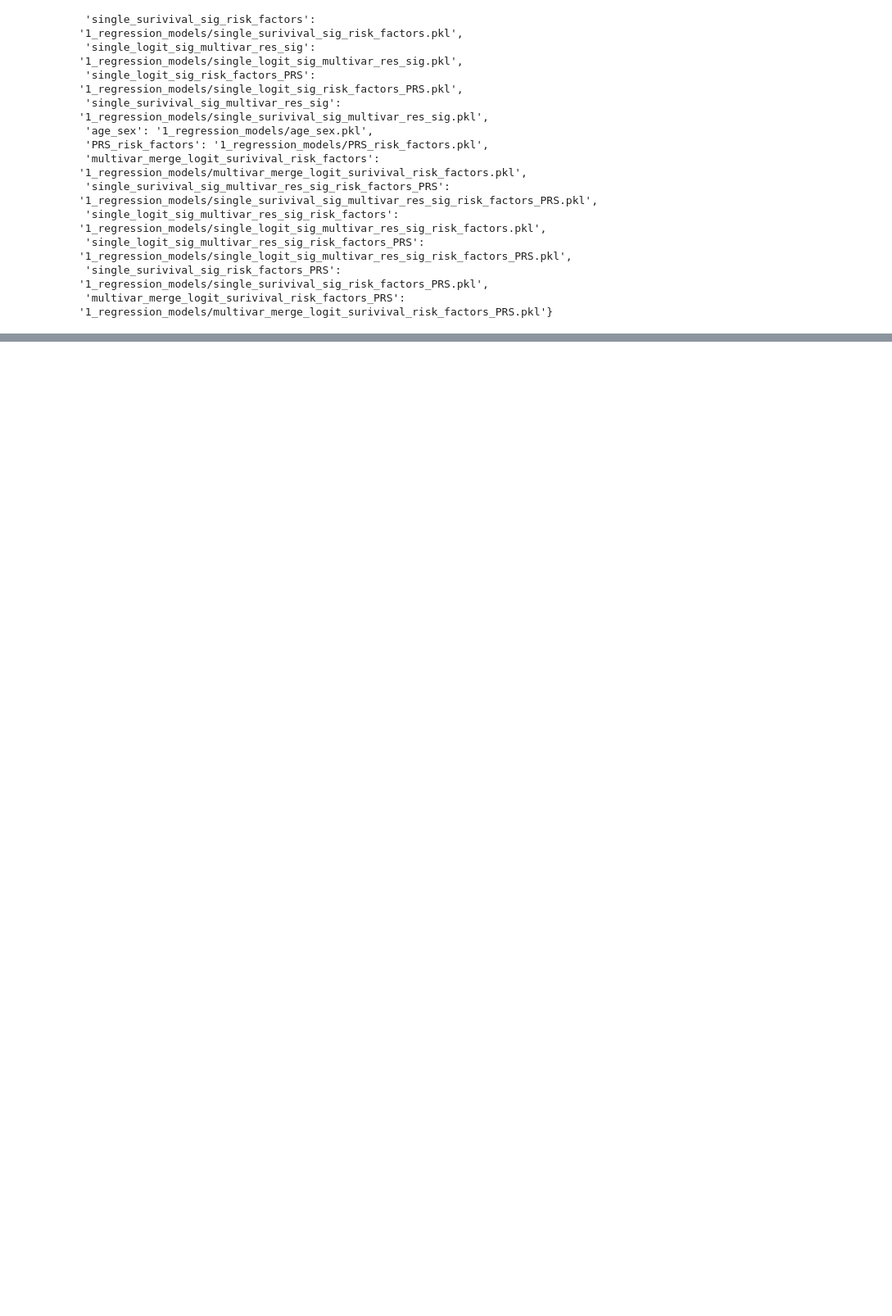
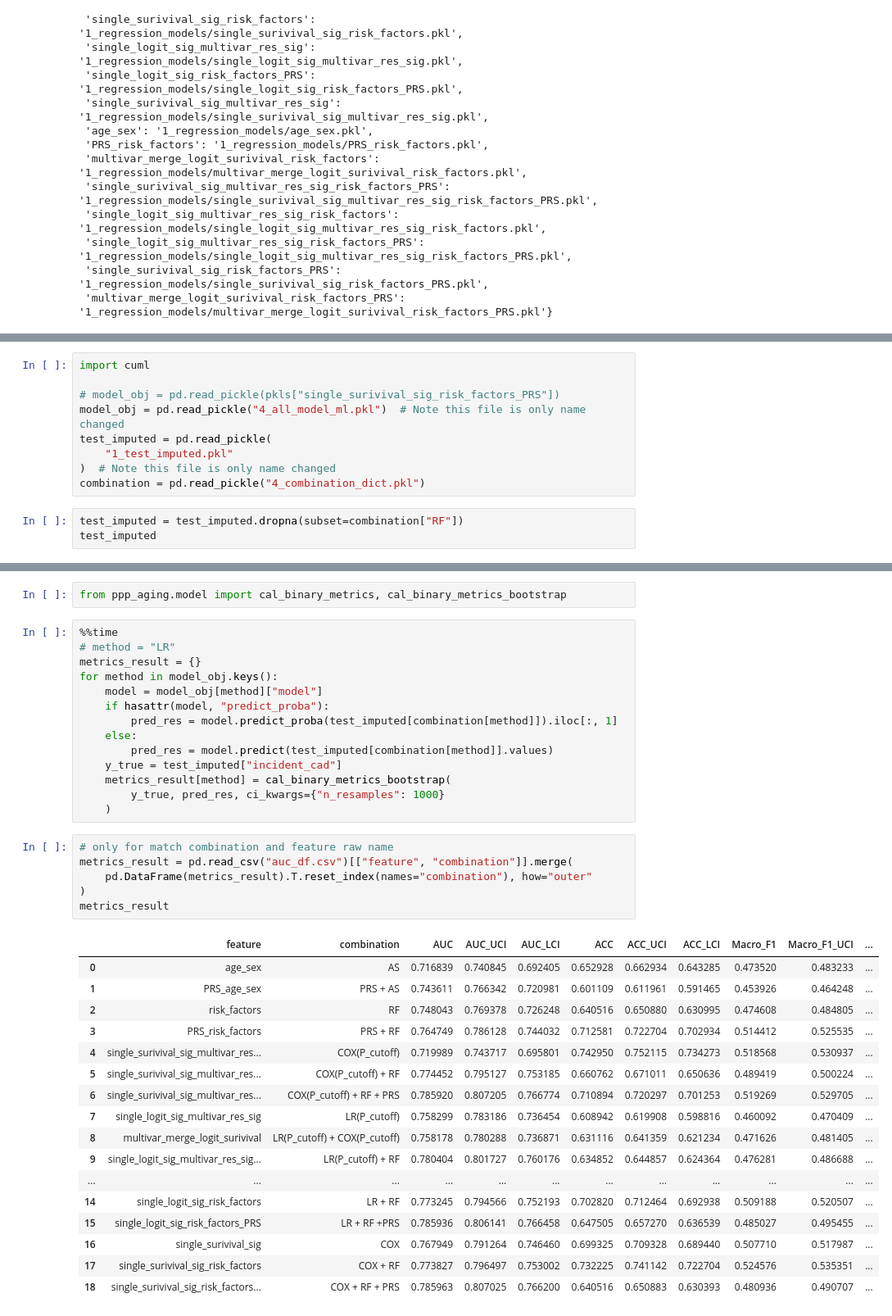
Before and after one commit to 1511878618/ppp_prediction, a Jupyter notebook: 2.2_vis_result.ipynb, the cells around one changed output, grey strips where cells are left out. Shown at 82% size. Saved outputs shown, nothing was run; the diff lists cells and outputs as text; blank space fills up the shorter version.

```diff
--- a/2.2_vis_result.ipynb
+++ b/2.2_vis_result.ipynb
@@ -71,0 +64,12 @@ auc_df = pd.DataFrame(auc_dict, columns=["feature", "auc"])
+# %%
+import cuml
+
+# model_obj = pd.read_pickle(pkls["single_surivival_sig_risk_factors_PRS"])
+model_obj = pd.read_pickle("4_all_model_ml.pkl")  # Note this file is only name changed
+test_imputed = pd.read_pickle(
+    "1_test_imputed.pkl"
+)  # Note this file is only name changed
+combination = pd.read_pickle("4_combination_dict.pkl")
+# %%
+test_imputed = test_imputed.dropna(subset=combination["RF"])
+test_imputed
@@ -71,0 +94,40 @@ auc_df = pd.DataFrame(auc_dict, columns=["feature", "auc"])
+# %%
+from ppp_aging.model import cal_binary_metrics, cal_binary_metrics_bootstrap
+# %%
+%%time
+# method = "LR"
+metrics_result = {}
+for method in model_obj.keys():
+    model = model_obj[method]["model"]
+    if hasattr(model, "predict_proba"):
+        pred_res = model.predict_proba(test_imputed[combination[method]]).iloc[:, 1]
+    else:
+        pred_res = model.predict(test_imputed[combination[method]].values)
+    y_true = test_imputed["incident_cad"]
+    metrics_result[method] = cal_binary_metrics_bootstrap(
+        y_true, pred_res, ci_kwargs={"n_resamples": 1000}
+    )
+# %%
+# only for match combination and feature raw name
+metrics_result = pd.read_csv("auc_df.csv")[["feature", "combination"]].merge(
+    pd.DataFrame(metrics_result).T.reset_index(names="combination"), how="outer"
+)
+metrics_result
+# %% [output]
+|  | feature | combination | AUC | AUC_UCI | AUC_LCI | ACC | ACC_UCI | ACC_LCI | Macro_F1 | Macro_F1_UCI | ... |
+| 0 | age_sex | AS | 0.716839 | 0.740845 | 0.692405 | 0.652928 | 0.662934 | 0.643285 | 0.473520 | 0.483233 | ... |
+| 1 | PRS_age_sex | PRS + AS | 0.743611 | 0.766342 | 0.720981 | 0.601109 | 0.611961 | 0.591465 | 0.453926 | 0.464248 | ... |
+| 2 | risk_factors | RF | 0.748043 | 0.769378 | 0.726248 | 0.640516 | 0.650880 | 0.630995 | 0.474608 | 0.484805 | ... |
+| 3 | PRS_risk_factors | PRS + RF | 0.764749 | 0.786128 | 0.744032 | 0.712581 | 0.722704 | 0.702934 | 0.514412 | 0.525535 | ... |
+| 4 | single_surivival_sig_multivar_res... | COX(P_cutoff) | 0.719989 | 0.743717 | 0.695801 | 0.742950 | 0.752115 | 0.734273 | 0.518568 | 0.530937 | ... |
+| 5 | single_surivival_sig_multivar_res... | COX(P_cutoff) + RF | 0.774452 | 0.795127 | 0.753185 | 0.660762 | 0.671011 | 0.650636 | 0.489419 | 0.500224 | ... |
+| 6 | single_surivival_sig_multivar_res... | COX(P_cutoff) + RF + PRS | 0.785920 | 0.807205 | 0.766774 | 0.710894 | 0.720297 | 0.701253 | 0.519269 | 0.529705 | ... |
+| 7 | single_logit_sig_multivar_res_sig | LR(P_cutoff) | 0.758299 | 0.783186 | 0.736454 | 0.608942 | 0.619908 | 0.598816 | 0.460092 | 0.470409 | ... |
+| 8 | multivar_merge_logit_surivival | LR(P_cutoff) + COX(P_cutoff) | 0.758178 | 0.780288 | 0.736871 | 0.631116 | 0.641359 | 0.621234 | 0.471626 | 0.481405 | ... |
+| 9 | single_logit_sig_multivar_res_sig... | LR(P_cutoff) + RF | 0.780404 | 0.801727 | 0.760176 | 0.634852 | 0.644857 | 0.624364 | 0.476281 | 0.486688 | ... |
+| ... | ... | ... | ... | ... | ... | ... | ... | ... | ... | ... | ... |
+| 14 | single_logit_sig_risk_factors | LR + RF | 0.773245 | 0.794566 | 0.752193 | 0.702820 | 0.712464 | 0.692938 | 0.509188 | 0.520507 | ... |
+| 15 | single_logit_sig_risk_factors_PRS | LR + RF +PRS | 0.785936 | 0.806141 | 0.766458 | 0.647505 | 0.657270 | 0.636539 | 0.485027 | 0.495455 | ... |
+| 16 | single_surivival_sig | COX | 0.767949 | 0.791264 | 0.746460 | 0.699325 | 0.709328 | 0.689440 | 0.507710 | 0.517987 | ... |
+| 17 | single_surivival_sig_risk_factors | COX + RF | 0.773827 | 0.796497 | 0.753002 | 0.732225 | 0.741142 | 0.722704 | 0.524576 | 0.535351 | ... |
+| 18 | single_surivival_sig_risk_factors... | COX + RF + PRS | 0.785963 | 0.807025 | 0.766200 | 0.640516 | 0.650883 | 0.630393 | 0.480936 | 0.490707 | ... |
```
Also changed, not shown: parts of 13 cells of this notebook, 21 other files.
